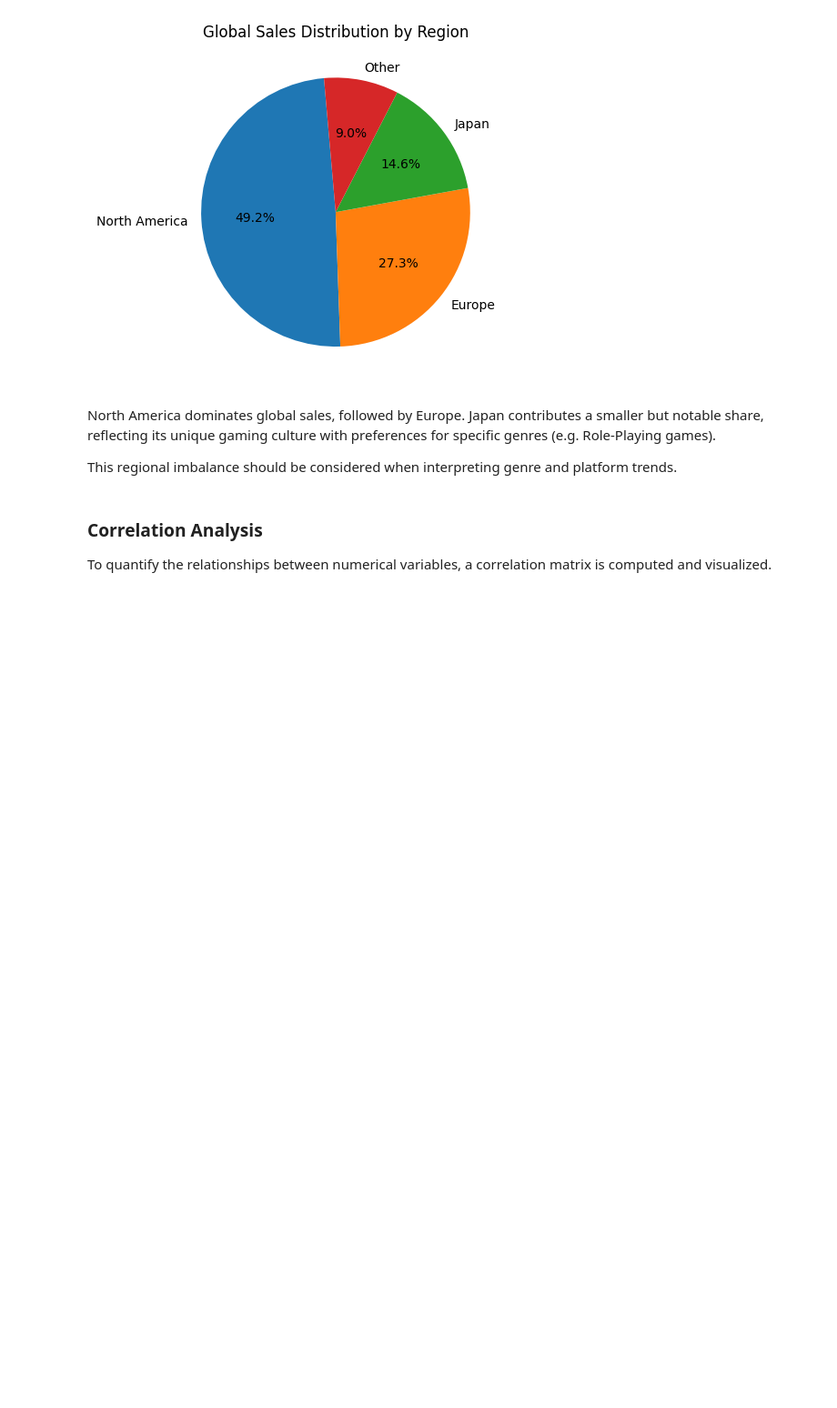
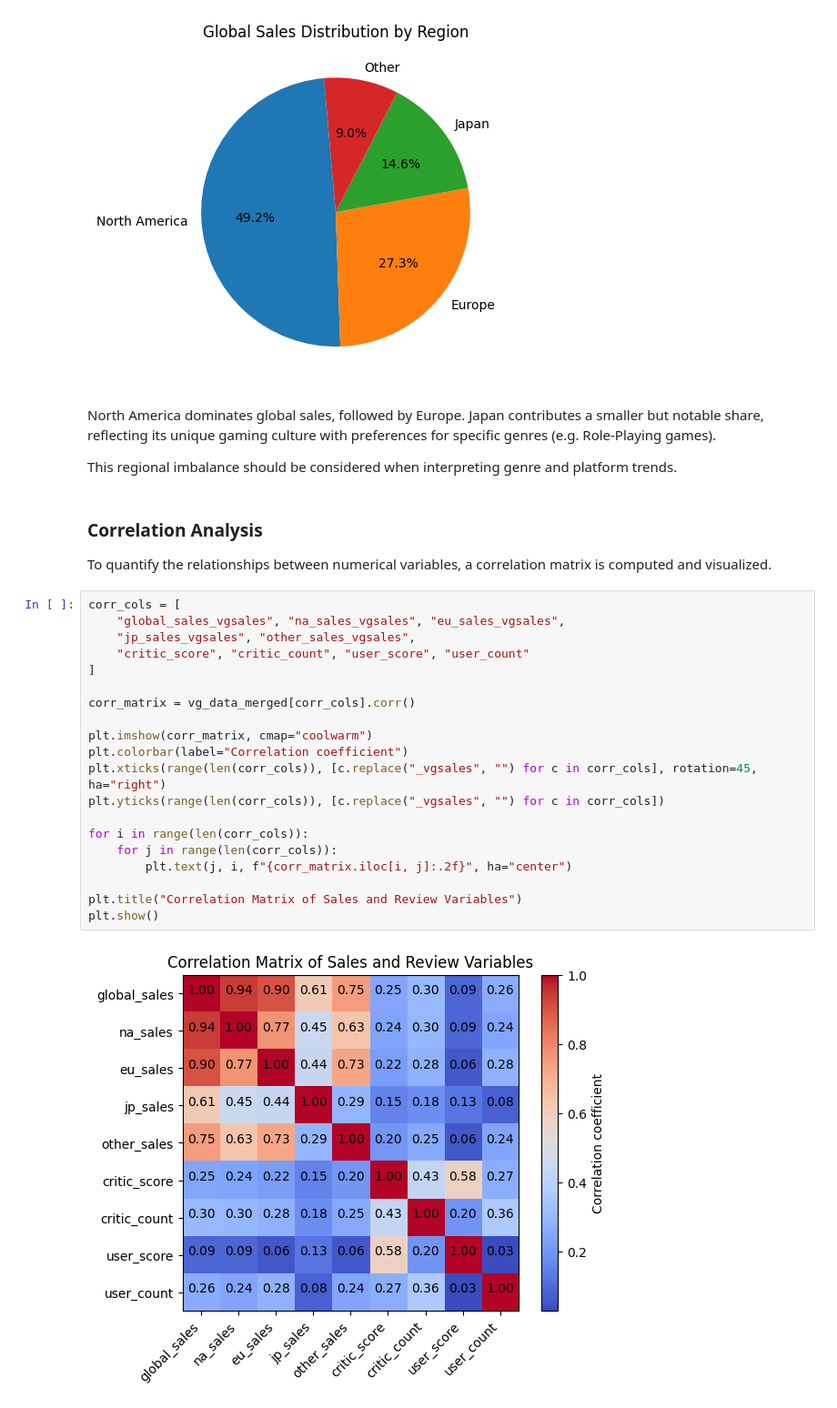
Before and after one commit to VenomRevenge/data-science-exam-video-game-success-analysis, a Jupyter notebook: video_games_analysis.ipynb, the cells around one changed output. Shown at 91% size. Cells and saved outputs as stored; diff of their text form; blank space fills up the shorter version.

Commit message:
Did Correlation analysis, started on Statistical Analysis with my first hypothesis and test

```diff
--- a/video_games_analysis.ipynb
+++ b/video_games_analysis.ipynb
@@ -763,3 +766,25 @@ This regional imbalance should be considered when interpreting genre and platfor
 ### Correlation Analysis
 
 To quantify the relationships between numerical variables, a correlation matrix is computed and visualized.
+# %%
+corr_cols = [
+    "global_sales_vgsales", "na_sales_vgsales", "eu_sales_vgsales",
+    "jp_sales_vgsales", "other_sales_vgsales",
+    "critic_score", "critic_count", "user_score", "user_count"
+]
+
+corr_matrix = vg_data_merged[corr_cols].corr()
+
+plt.imshow(corr_matrix, cmap="coolwarm")
+plt.colorbar(label="Correlation coefficient")
+plt.xticks(range(len(corr_cols)), [c.replace("_vgsales", "") for c in corr_cols], rotation=45, ha="right")
+plt.yticks(range(len(corr_cols)), [c.replace("_vgsales", "") for c in corr_cols])
+
+for i in range(len(corr_cols)):
+    for j in range(len(corr_cols)):
+        plt.text(j, i, f"{corr_matrix.iloc[i, j]:.2f}", ha="center")
+
+plt.title("Correlation Matrix of Sales and Review Variables")
+plt.show()
+# %% [output]
+[figure, added]
```
Also changed, not shown: parts of 5 cells of this notebook.
